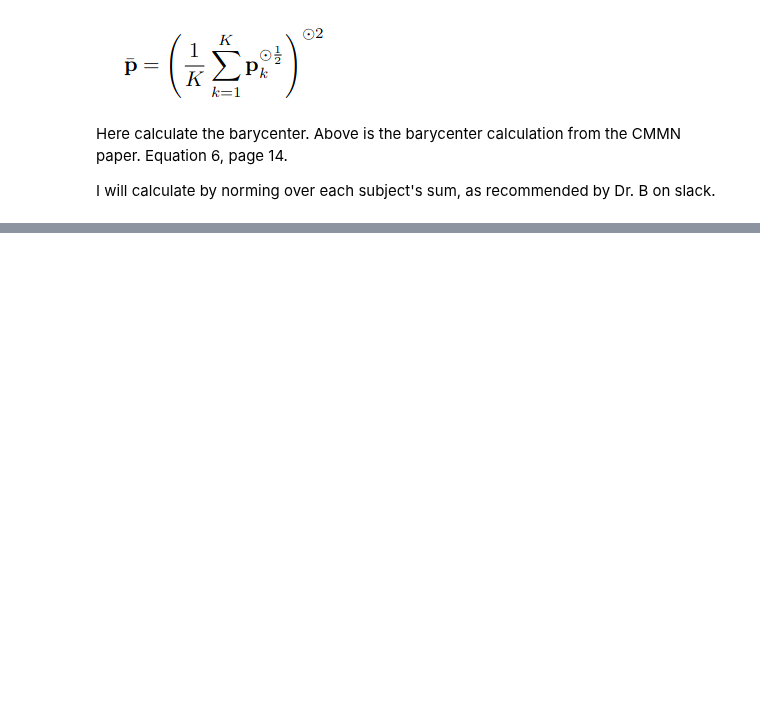
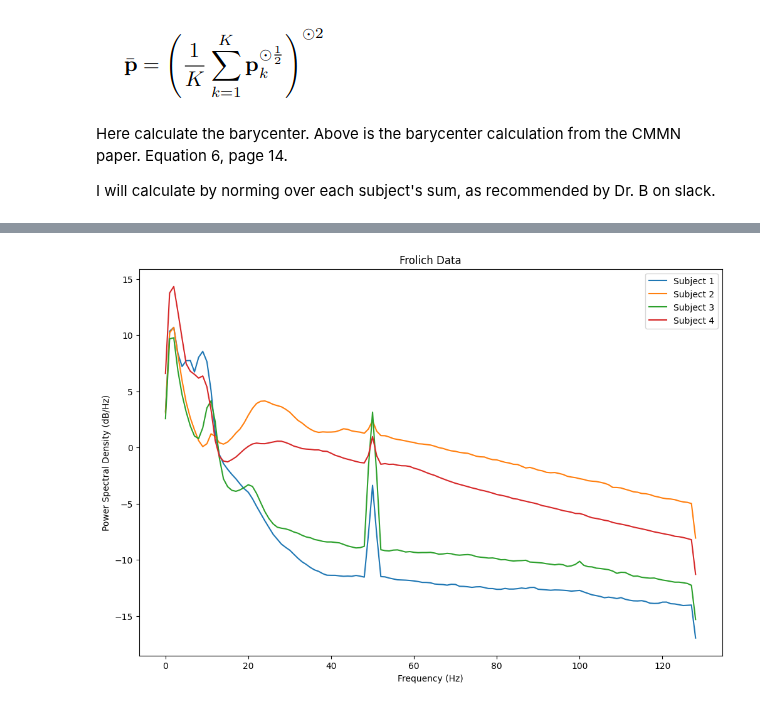
Before and after one commit to cniel-ud/ICWaves, a Jupyter notebook: notebooks/CMMN_gdrive.ipynb, the cells around one changed output, grey strips where cells are left out. Saved outputs shown, nothing was run; the diff lists cells and outputs as text; code cells hidden in the pictures; blank space fills up the shorter version.

```diff
--- a/notebooks/CMMN_gdrive.ipynb
+++ b/notebooks/CMMN_gdrive.ipynb
@@ -268,0 +416,4 @@ def plot_time_filter(time_filter, fs=256):
+# %%
+plot_psd(frolich_data, psds=frolich_data_psds_raw, title='Frolich Data')
+# %% [output]
+[figure, added]
```
Also changed, not shown: parts of 15 cells of this notebook.
